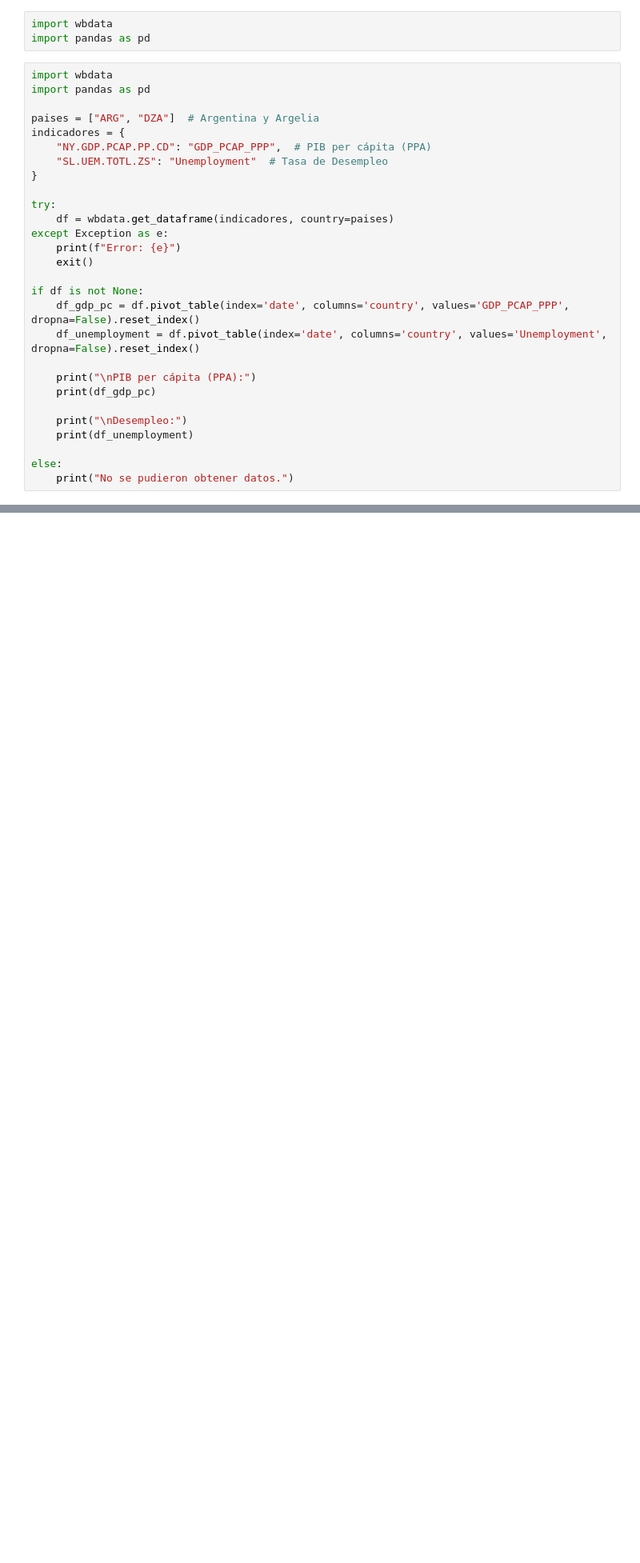
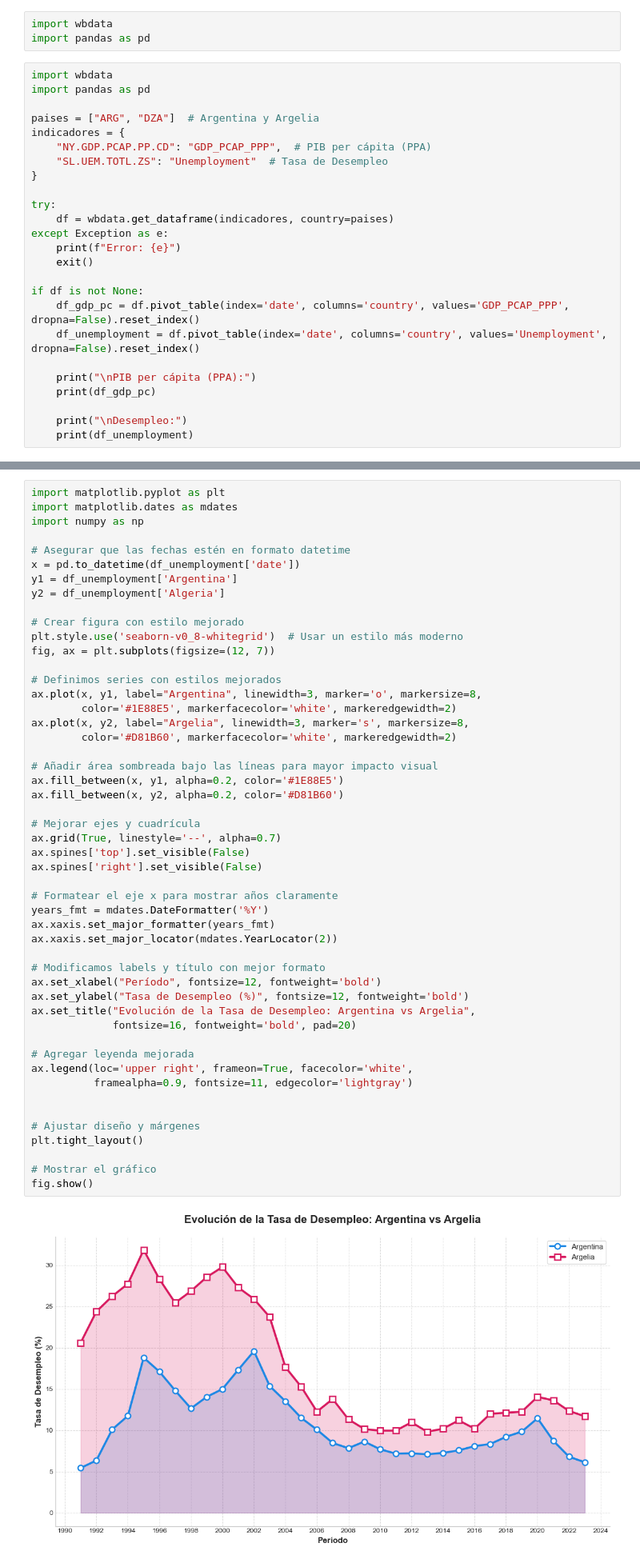
Before and after one commit to FacuHerreroP/BigData_Grupo11, a Jupyter notebook: TP1/TP1-UBA.ipynb, the cells around one changed output, grey strips where cells are left out. Shown at 80% size. Drawn from its saved outputs; the diff is of its cells as text; blank space fills up the shorter version.

```diff
--- a/TP1/TP1-UBA.ipynb
+++ b/TP1/TP1-UBA.ipynb
@@ -55,9 +55,6 @@ if df is not None:
 
     print("\nDesempleo:")
     print(df_unemployment)
-
-else:
-    print("No se pudieron obtener datos.")
 # %% [output]
 PIB per cápita (PPA):
 country  date       Algeria     Argentina
@@ -139,3 +132,55 @@ if df_gdp_pc is not None and df_unemployment is not None:
+# %%
+import matplotlib.pyplot as plt
+import matplotlib.dates as mdates
+import numpy as np
+
+# Asegurar que las fechas estén en formato datetime
+x = pd.to_datetime(df_unemployment['date'])
+y1 = df_unemployment['Argentina']
+y2 = df_unemployment['Algeria']
+
+# Crear figura con estilo mejorado
+plt.style.use('seaborn-v0_8-whitegrid')  # Usar un estilo más moderno
+fig, ax = plt.subplots(figsize=(12, 7))
+
+# Definimos series con estilos mejorados
+ax.plot(x, y1, label="Argentina", linewidth=3, marker='o', markersize=8,
+        color='#1E88E5', markerfacecolor='white', markeredgewidth=2)
+ax.plot(x, y2, label="Argelia", linewidth=3, marker='s', markersize=8,
+        color='#D81B60', markerfacecolor='white', markeredgewidth=2)
+
+# Añadir área sombreada bajo las líneas para mayor impacto visual
+ax.fill_between(x, y1, alpha=0.2, color='#1E88E5')
+ax.fill_between(x, y2, alpha=0.2, color='#D81B60')
+
+# Mejorar ejes y cuadrícula
+ax.grid(True, linestyle='--', alpha=0.7)
+ax.spines['top'].set_visible(False)
+ax.spines['right'].set_visible(False)
+
+# Formatear el eje x para mostrar años claramente
+years_fmt = mdates.DateFormatter('%Y')
+ax.xaxis.set_major_formatter(years_fmt)
+ax.xaxis.set_major_locator(mdates.YearLocator(2))
+
+# Modificamos labels y título con mejor formato
+ax.set_xlabel("Período", fontsize=12, fontweight='bold')
+ax.set_ylabel("Tasa de Desempleo (%)", fontsize=12, fontweight='bold')
+ax.set_title("Evolución de la Tasa de Desempleo: Argentina vs Argelia",
+             fontsize=16, fontweight='bold', pad=20)
+
+# Agregar leyenda mejorada
+ax.legend(loc='upper right', frameon=True, facecolor='white',
+          framealpha=0.9, fontsize=11, edgecolor='lightgray')
+
+
+# Ajustar diseño y márgenes
+plt.tight_layout()
+
+# Mostrar el gráfico
+fig.show()
+# %% [output]
+[figure, added]
 # %% [markdown]
 ### Parte B
 # %% [markdown]
```
Also changed, not shown: parts of 2 cells of this notebook.
